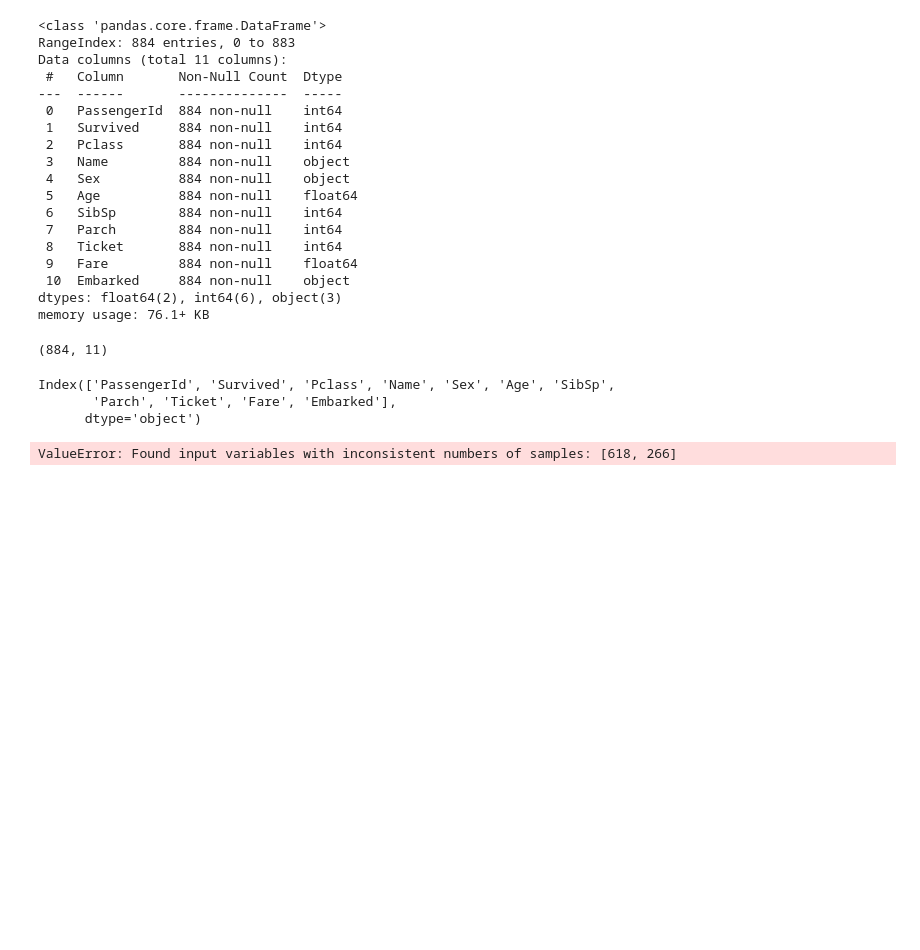
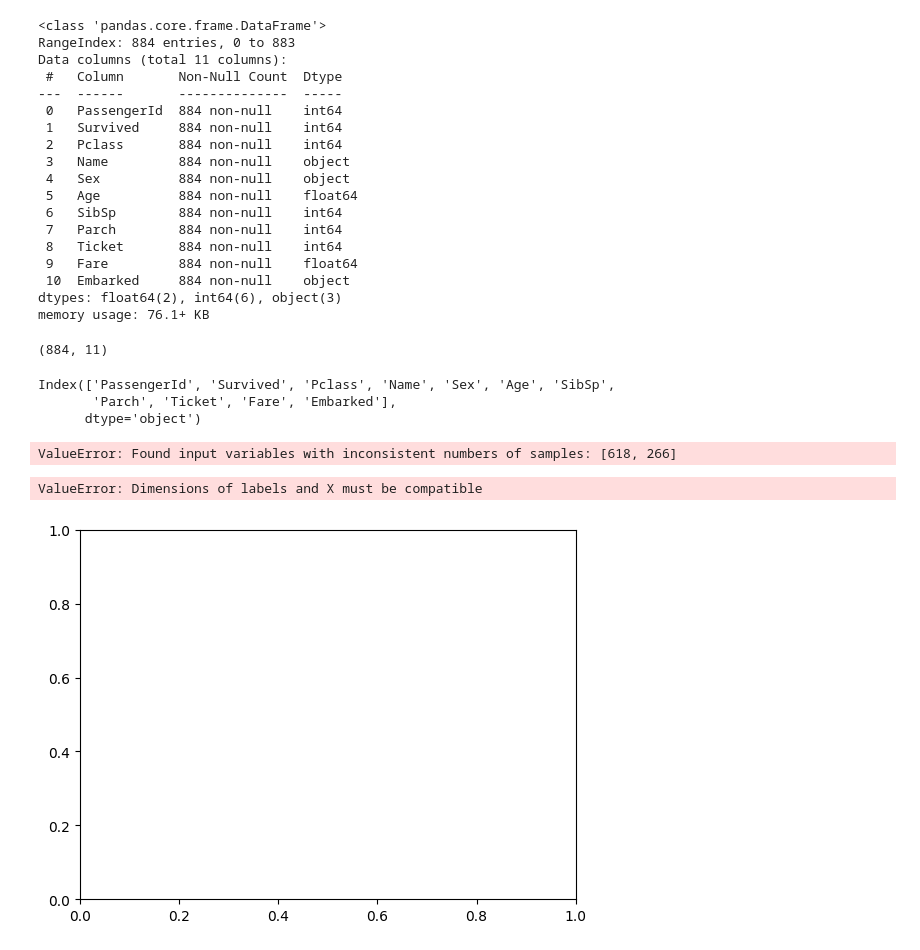
Before and after one commit to gamegtboyz/dss-final-exam, a Jupyter notebook: Answers/DSS DSC-A final exam Q5.ipynb, the cells around one changed output. Cells and saved outputs as stored; diff of their text form; code cells hidden in the pictures; blank space fills up the shorter version.

```diff
--- a/Answers/DSS DSC-A final exam Q5.ipynb
+++ b/Answers/DSS DSC-A final exam Q5.ipynb
@@ -97,3 +97,11 @@ for name, model in models:
 	print('%s: %f (%f)' % (name, cv_results.mean(), cv_results.std()))
 # %% [output]
 ValueError: Found input variables with inconsistent numbers of samples: [618, 266]
+# %%
+# Compare Algorithms
+plt.boxplot(results, labels=names)
+plt.title('Algorithm Comparison')
+plt.show()
+# %% [output]
+ValueError: Dimensions of labels and X must be compatible
+[figure, added]
```
